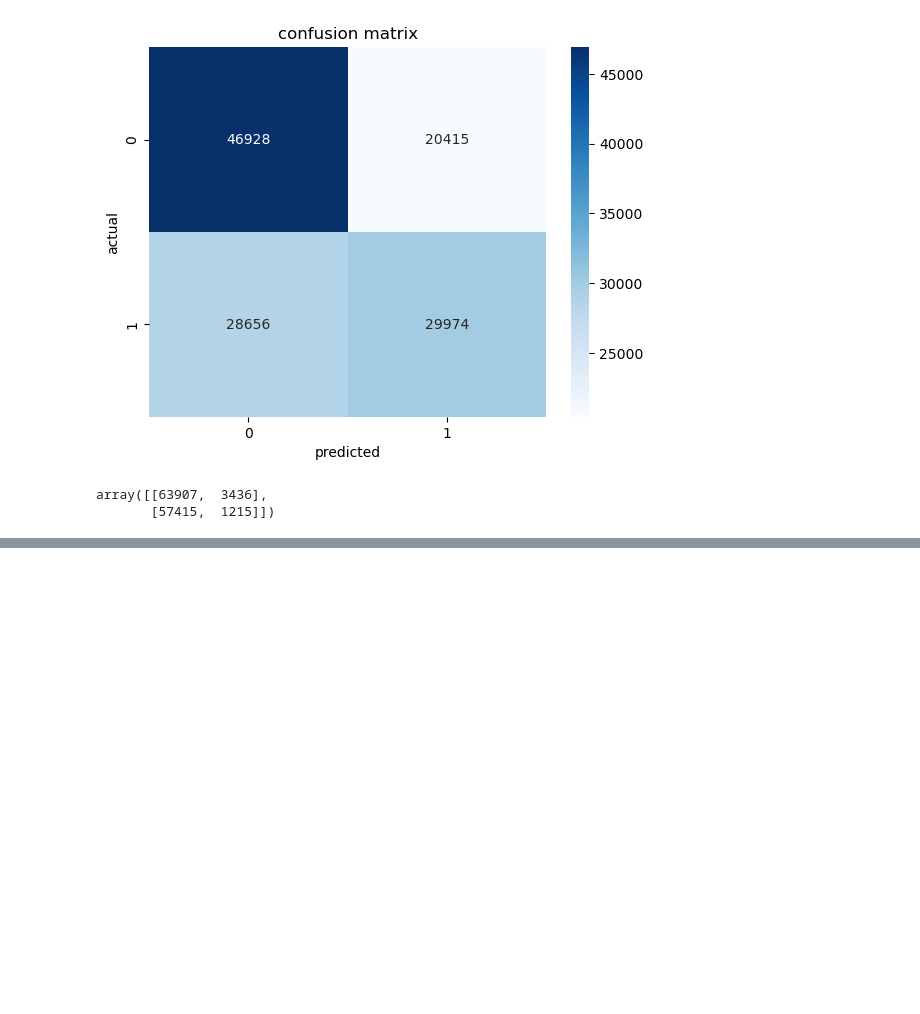
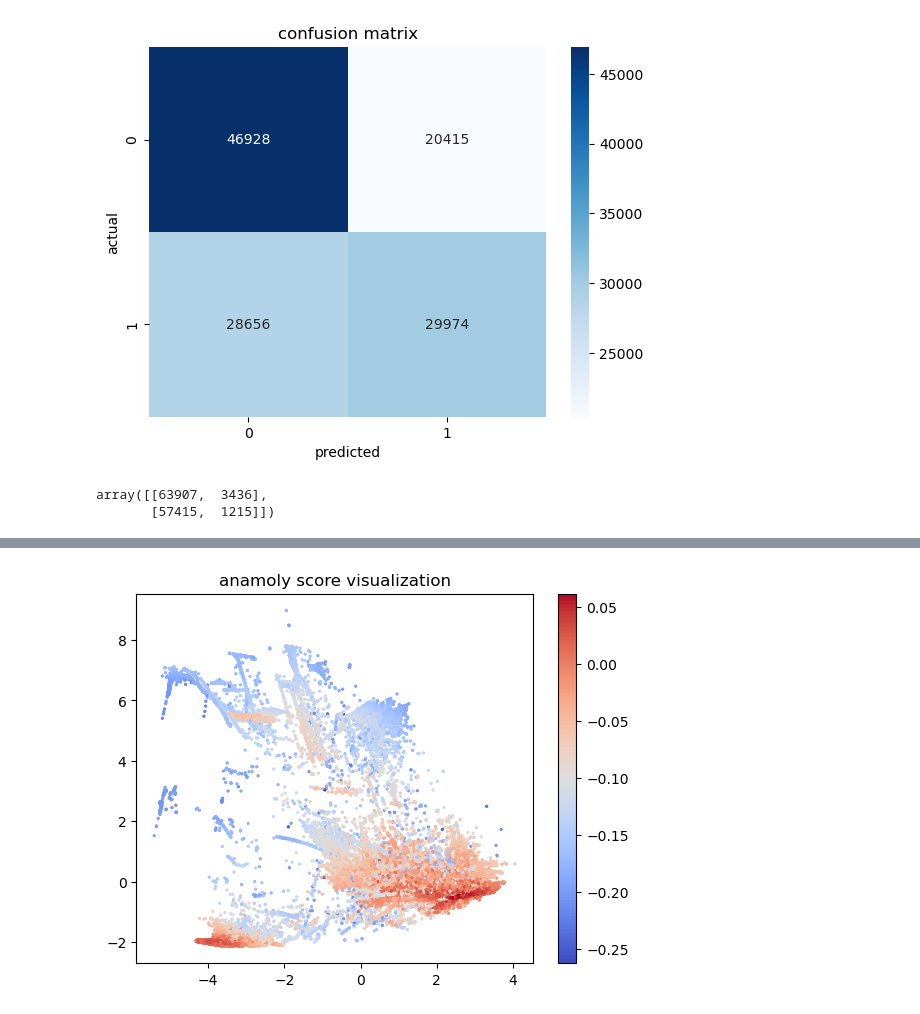
Before and after one commit to Jenish045/network-anomaly-detection, a Jupyter notebook: notebooks/03_isolation_forest.ipynb, the cells around one changed output, grey strips where cells are left out. Saved outputs shown, nothing was run; the diff lists cells and outputs as text; code cells hidden in the pictures; blank space fills up the shorter version.

```diff
--- a/notebooks/03_isolation_forest.ipynb
+++ b/notebooks/03_isolation_forest.ipynb
@@ -140,0 +154,13 @@ array([[63907,  3436],
+# %%
+plt.scatter(
+    x_pca[:,0],
+    x_pca[:,1],
+    c = data["anamoly_score"],
+    cmap = "coolwarm",
+    s=2
+)
+plt.colorbar()
+plt.title("anamoly score visualization")
+plt.show()
+# %% [output]
+[figure, added]
```
Also changed, not shown: parts of 4 cells of this notebook.
